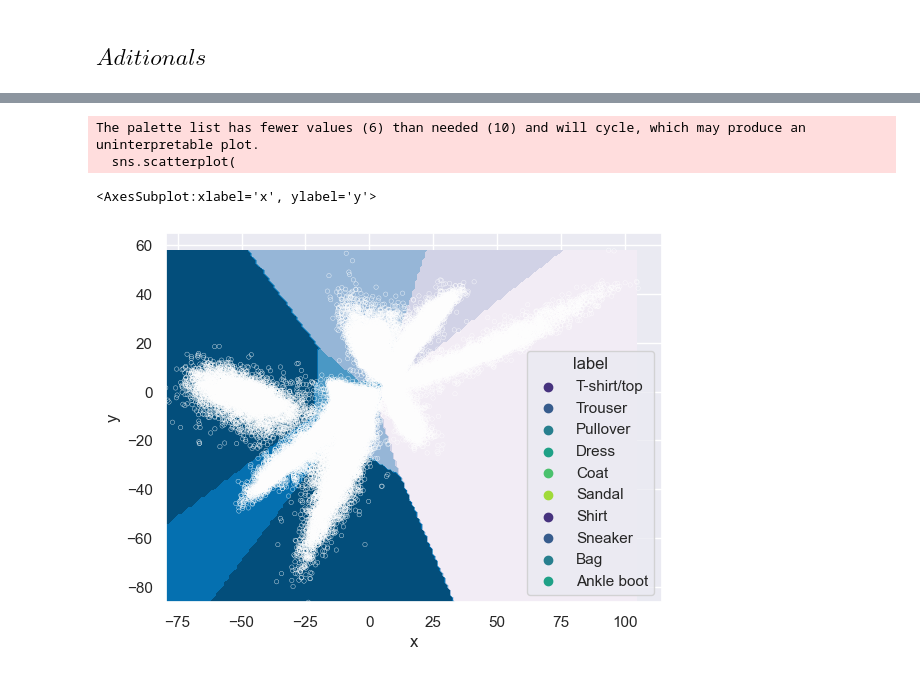
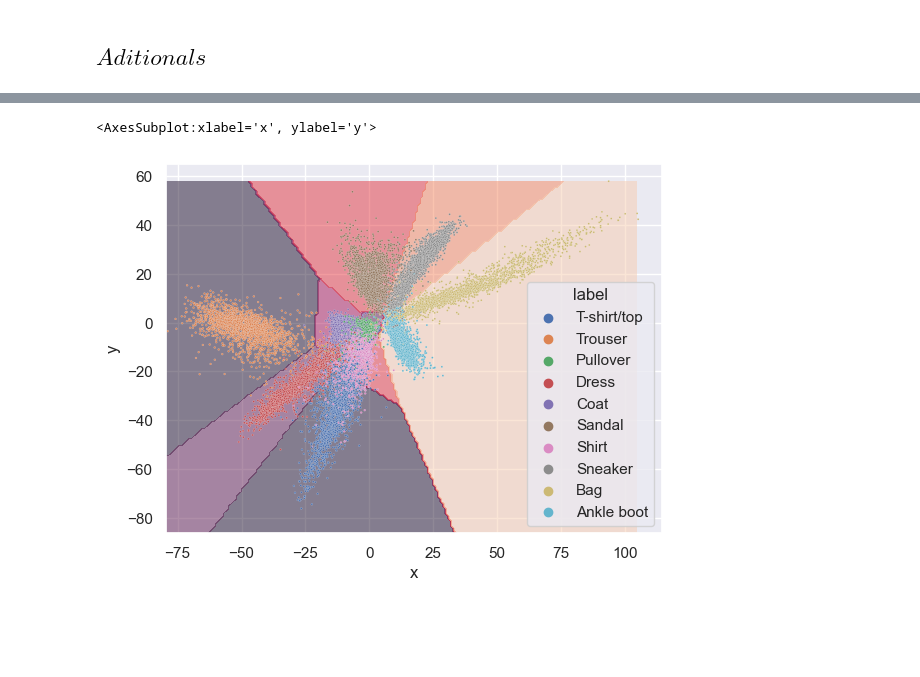
Before and after one commit to GonzaLinares/TP1_RN, a Jupyter notebook: FashionMNIST/main.ipynb, the cells around one changed output, grey strips where cells are left out. Saved outputs shown, nothing was run; the diff lists cells and outputs as text; code cells hidden in the pictures; blank space fills up the shorter version.

```diff
--- a/FashionMNIST/main.ipynb
+++ b/FashionMNIST/main.ipynb
@@ -559,42 +579,39 @@ Epoch 72/200
 # %%
 from matplotlib import cm
 
 twoNeurons = 'twinCity'
 out = 'soft'
 intermediate_layer_model = Model(inputs=model.input,
                                     outputs=model.get_layer(twoNeurons).output)
 intermediate_output = intermediate_layer_model(train_X)
 
 # Extract the x and y coordinates of the intermediate output
 x = intermediate_output[:, 0]
 y = intermediate_output[:, 1]
 
 boundaries_layer_model = Model(inputs=model.get_layer(twoNeurons).output,
                                 outputs=model.output)
 
 grid = np.meshgrid(np.arange(np.min(x), np.max(x), 1), np.arange(np.min(y), np.max(y), 1))
 positions = np.append(grid[0].reshape(-1,1), grid[1].reshape(-1,1), axis=1)
 
-aver = np.argmax(boundaries_layer_model(positions), (1))
-aver = np.reshape(aver, grid[0].shape)
+bound = np.argmax(boundaries_layer_model(positions), (1))
+bound = np.reshape(bound, grid[0].shape)
 
-plt.figure()
-contour_plot = plt.contourf(grid[0], grid[1], aver, cmap=cm.PuBu_r)
+contour_plot = plt.contourf(grid[0], grid[1], bound, alpha=0.5)
 data = pd.DataFrame()
-data["x"] = x[:60000]
-data["y"] = y[:60000]
-data["label"] = labels[:60000]
+data["x"] = x[:20000]
+data["y"] = y[:20000]
+data["label"] = labels[:20000]
 
+data = data.replace(classes, ['T-shirt/top', 'Trouser', 'Pullover', 'Dress', 'Coat', 'Sandal', 'Shirt', 'Sneaker', 'Bag', 'Ankle boot'], regex=True)
 sns.scatterplot(
     x="x", y="y",
     hue="label",
     hue_order = ['T-shirt/top', 'Trouser', 'Pullover', 'Dress', 'Coat', 'Sandal', 'Shirt', 'Sneaker', 'Bag', 'Ankle boot'],
-    palette=sns.color_palette("viridis"),
-    s = 10,
+    s = 2,
     data=data,
 )
 # %% [output]
-The palette list has fewer values (6) than needed (10) and will cycle, which may produce an uninterpretable plot.
-  sns.scatterplot(
+<AxesSubplot:xlabel='x', ylabel='y'>
-<AxesSubplot:xlabel='x', ylabel='y'>
-[figure, old version]
+[figure, new version]
```
Also changed, not shown: parts of 21 cells of this notebook, 4 other files.
